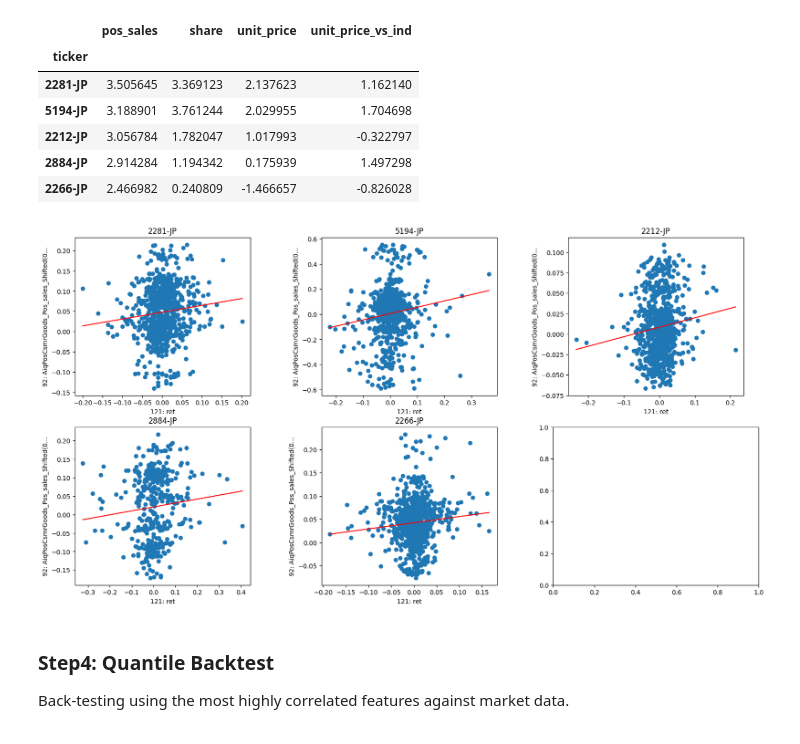
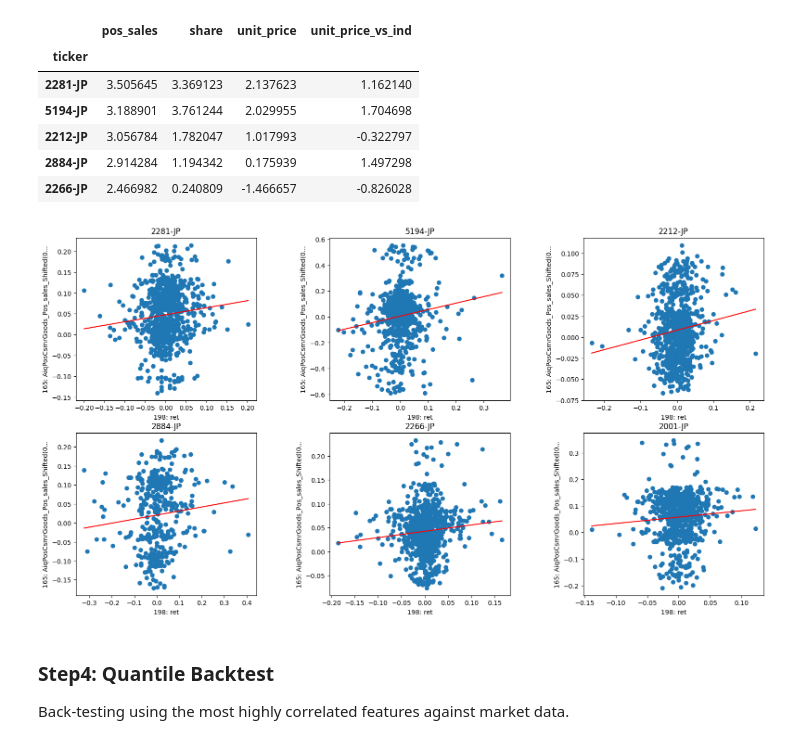
Before and after one commit to aiqindex/sample_notebooks, a Jupyter notebook: altdata_evaluation_single_dataset_aiq_pos.ipynb, the cells around one changed output. Cells and saved outputs as stored; diff of their text form; code cells hidden in the pictures.

```diff
--- a/altdata_evaluation_single_dataset_aiq_pos.ipynb
+++ b/altdata_evaluation_single_dataset_aiq_pos.ipynb
@@ -214,8 +214,12 @@ sdh.show_line_one_target(
 # %%
-alt_W_shift_1_ids = sdh.transform.shift(data_id=data_id_alt, periods=1).resample(rule='W', func='mean').variable_ids
-alt_W_shift_2_ids = sdh.transform.shift(data_id=data_id_alt, periods=2).resample(rule='W', func='mean').variable_ids
-alt_W_shift_3_ids = sdh.transform.shift(data_id=data_id_alt, periods=3).resample(rule='W', func='mean').variable_ids
-alt_W_shift_4_ids = sdh.transform.shift(data_id=data_id_alt, periods=4).resample(rule='W', func='mean').variable_ids
+alt_W_shift_1_ids = sdh.transform.shift(data_id=data_id_alt, periods=1).resample(rule='W', func='mean').sma(periods=12).variable_ids
+alt_W_shift_2_ids = sdh.transform.shift(data_id=data_id_alt, periods=2).resample(rule='W', func='mean').sma(periods=12).variable_ids
+alt_W_shift_3_ids = sdh.transform.shift(data_id=data_id_alt, periods=3).resample(rule='W', func='mean').sma(periods=12).variable_ids
+alt_W_shift_4_ids = sdh.transform.shift(data_id=data_id_alt, periods=4).resample(rule='W', func='mean').sma(periods=12).variable_ids
+alt_W_shift_5_ids = sdh.transform.shift(data_id=data_id_alt, periods=5).resample(rule='W', func='mean').sma(periods=12).variable_ids
+alt_W_shift_6_ids = sdh.transform.shift(data_id=data_id_alt, periods=6).resample(rule='W', func='mean').sma(periods=12).variable_ids
+alt_W_shift_7_ids = sdh.transform.shift(data_id=data_id_alt, periods=7).resample(rule='W', func='mean').sma(periods=12).variable_ids
+alt_W_shift_8_ids = sdh.transform.shift(data_id=data_id_alt, periods=8).resample(rule='W', func='mean').sma(periods=12).variable_ids
 # %%
 # View Sales vs Pos Sales
 sdh.show_line_one_target(
@@ -230,11 +234,16 @@ sdh.show_line_one_target(
 # %% [markdown]
 Transformation
 # %%
-alt_W_shift_0_sma12_logdiff_ids = sdh.transform.sma(fields=alt_W_shift_0_ids, periods=12).log_diff(periods=52).variable_ids
-alt_W_shift_1_sma12_logdiff_ids = sdh.transform.sma(fields=alt_W_shift_1_ids, periods=12).log_diff(periods=52).variable_ids
-alt_W_shift_2_sma12_logdiff_ids = sdh.transform.sma(fields=alt_W_shift_2_ids, periods=12).log_diff(periods=52).variable_ids
-alt_W_shift_3_sma12_logdiff_ids = sdh.transform.sma(fields=alt_W_shift_3_ids, periods=12).log_diff(periods=52).variable_ids
-alt_W_shift_4_sma12_logdiff_ids = sdh.transform.sma(fields=alt_W_shift_4_ids, periods=12).log_diff(periods=52).variable_ids
+alt_W_shift_0_sma12_logdiff_ids = sdh.transform.log_diff(fields=alt_W_shift_0_ids, periods=52).variable_ids
+alt_W_shift_1_sma12_logdiff_ids = sdh.transform.log_diff(fields=alt_W_shift_1_ids, periods=52).variable_ids
+alt_W_shift_2_sma12_logdiff_ids = sdh.transform.log_diff(fields=alt_W_shift_2_ids, periods=52).variable_ids
+alt_W_shift_3_sma12_logdiff_ids = sdh.transform.log_diff(fields=alt_W_shift_3_ids, periods=52).variable_ids
+alt_W_shift_4_sma12_logdiff_ids = sdh.transform.log_diff(fields=alt_W_shift_4_ids, periods=52).variable_ids
+alt_W_shift_5_sma12_logdiff_ids = sdh.transform.log_diff(fields=alt_W_shift_5_ids, periods=52).variable_ids
+alt_W_shift_6_sma12_logdiff_ids = sdh.transform.log_diff(fields=alt_W_shift_6_ids, periods=52).variable_ids
+alt_W_shift_7_sma12_logdiff_ids = sdh.transform.log_diff(fields=alt_W_shift_7_ids, periods=52).variable_ids
+alt_W_shift_8_sma12_logdiff_ids = sdh.transform.log_diff(fields=alt_W_shift_8_ids, periods=52).variable_ids
+
 close_ret = sdh.transform.dropna(fields=mkt_W_close_id, how='all').log_diff(periods=1, names='ret').variable_ids[-1]
 
 funda_Q_ids# メソッドチェーンを確認
@@ -285,17 +302,17 @@ rho_time.T.xs('t-val', level=1).sort_values('pos_sales', ascending=False).head()
 | 2884-JP | 2.914284 | 1.194342 | 0.175939 | 1.497298 |
 | 2266-JP | 2.466982 | 0.240809 | -1.466657 | -0.826028 |
 # %%
-top5tickers = rho_time.T.xs('t-val', level=1).sort_values('pos_sales', ascending=False).index[:5]
+top6tickers = rho_time.T.xs('t-val', level=1).sort_values('pos_sales', ascending=False).index[:6]
 
 sdh.show_scatter_per_target(
     y=close_ret,
     x=alt_W_shift_1_sma12_logdiff_ids[0],
-    targets=top5tickers,
+    targets=top6tickers,
     col_num=3,
     vname_len_limit=35,
 )
 # %% [output]
-[figure, old version]
+[figure, new version]
 # %% [markdown]
 ### Step4: Quantile Backtest
 Back-testing using the most highly correlated features against market data.
```
Also changed, not shown: parts of 9 cells of this notebook, 1 other file.
